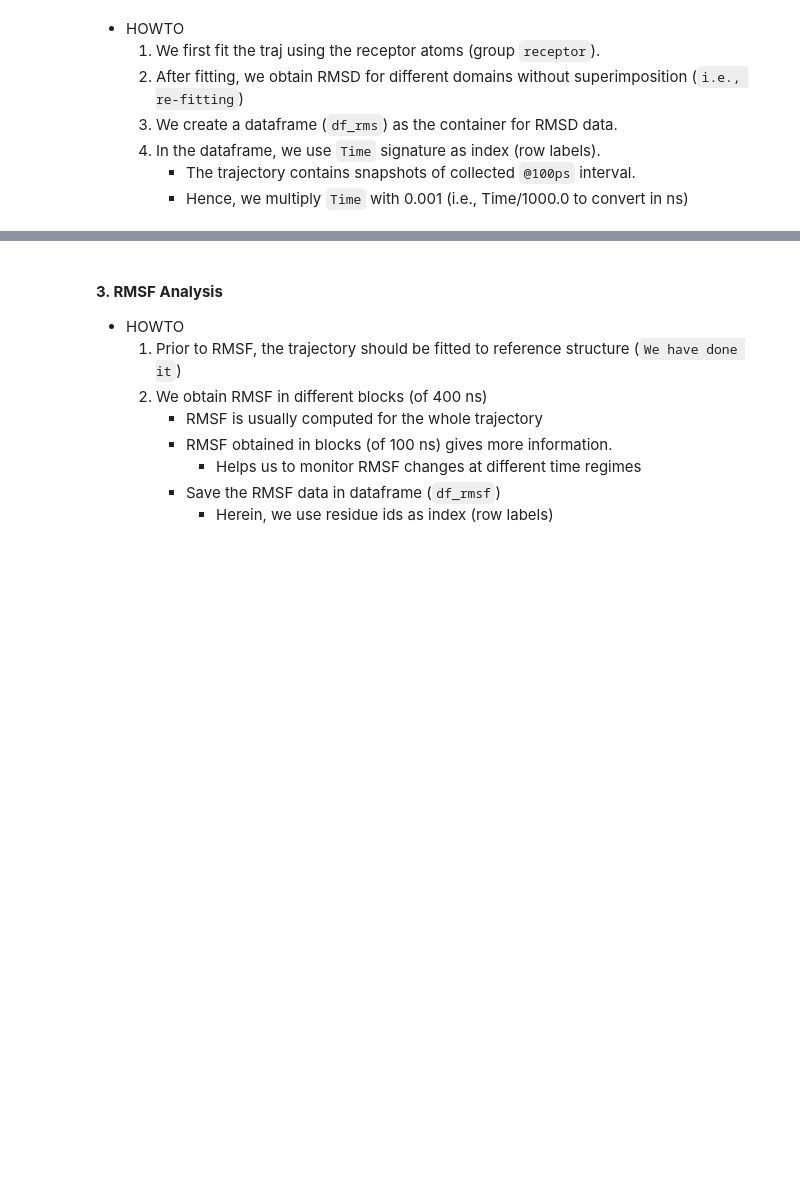
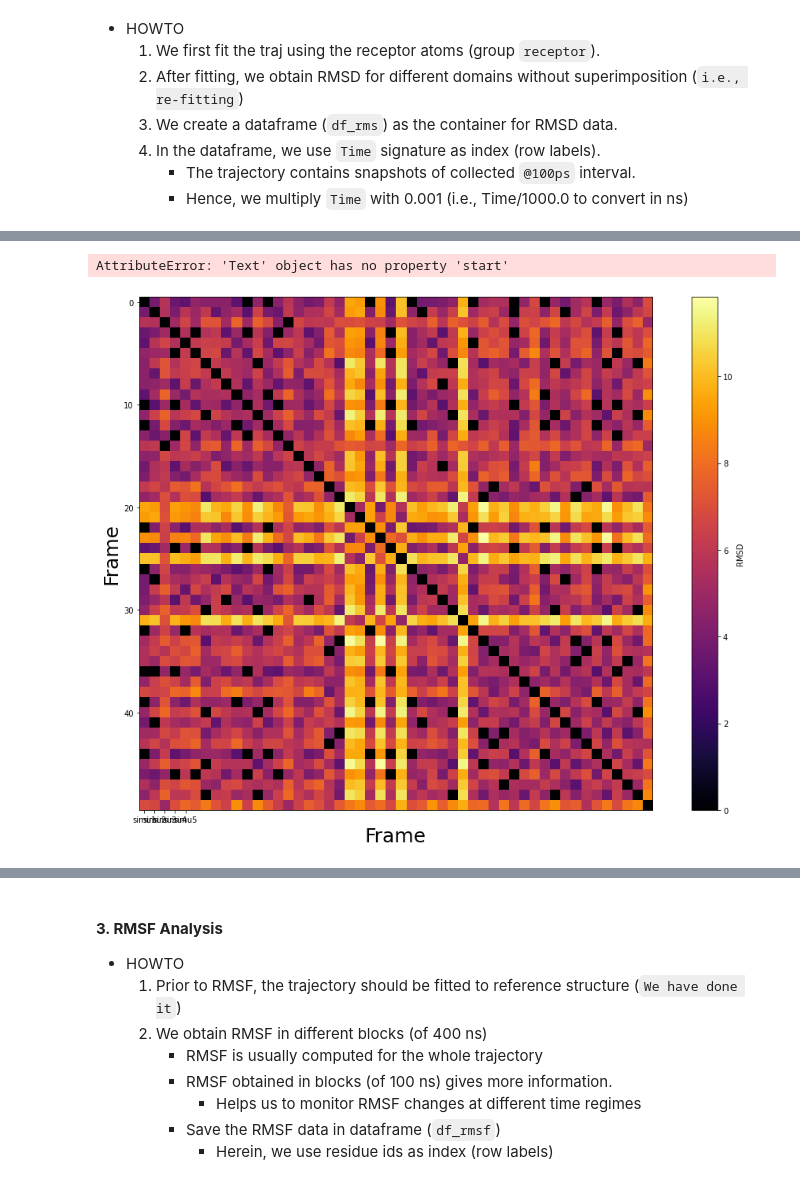
Before and after one commit to Alikans0/qbio_Lab2, a Jupyter notebook: Jupyter_Notebooks/Analysis-Copy1.ipynb, the cells around one changed output, grey strips where cells are left out. Drawn from its saved outputs; the diff is of its cells as text; code cells hidden in the pictures; blank space fills up the shorter version.

```diff
--- a/Jupyter_Notebooks/Analysis-Copy1.ipynb
+++ b/Jupyter_Notebooks/Analysis-Copy1.ipynb
@@ -426,0 +381,12 @@ result[0].tolist()
+# %%
+labels=['simu1','simu2','simu3','simu4','simu5']
+fig = plt.figure(figsize=(18, 12))
+plt.imshow(matrix.dist_matrix, cmap='inferno',interpolation='nearest')
+plt.colorbar(label=r'RMSD')
+plt.xlabel('Frame',fontsize='25')
+plt.ylabel('Frame',fontsize='25')
+plt.xticks(np.arange(5),labels)
+plt.show()
+# %% [output]
+AttributeError: 'Text' object has no property 'start'
+[figure, added]
```
Also changed, not shown: parts of 41 cells of this notebook, 1 other file.
